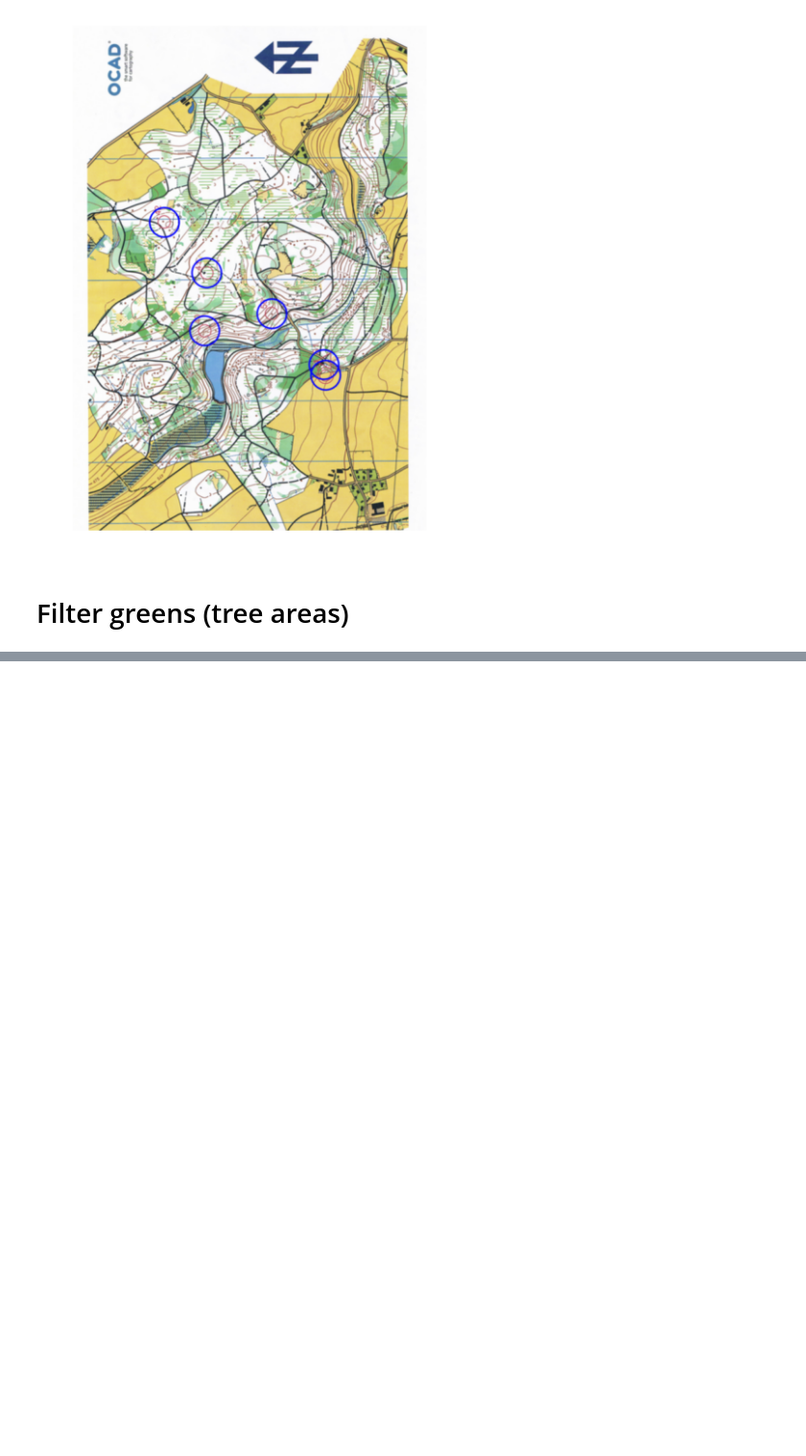
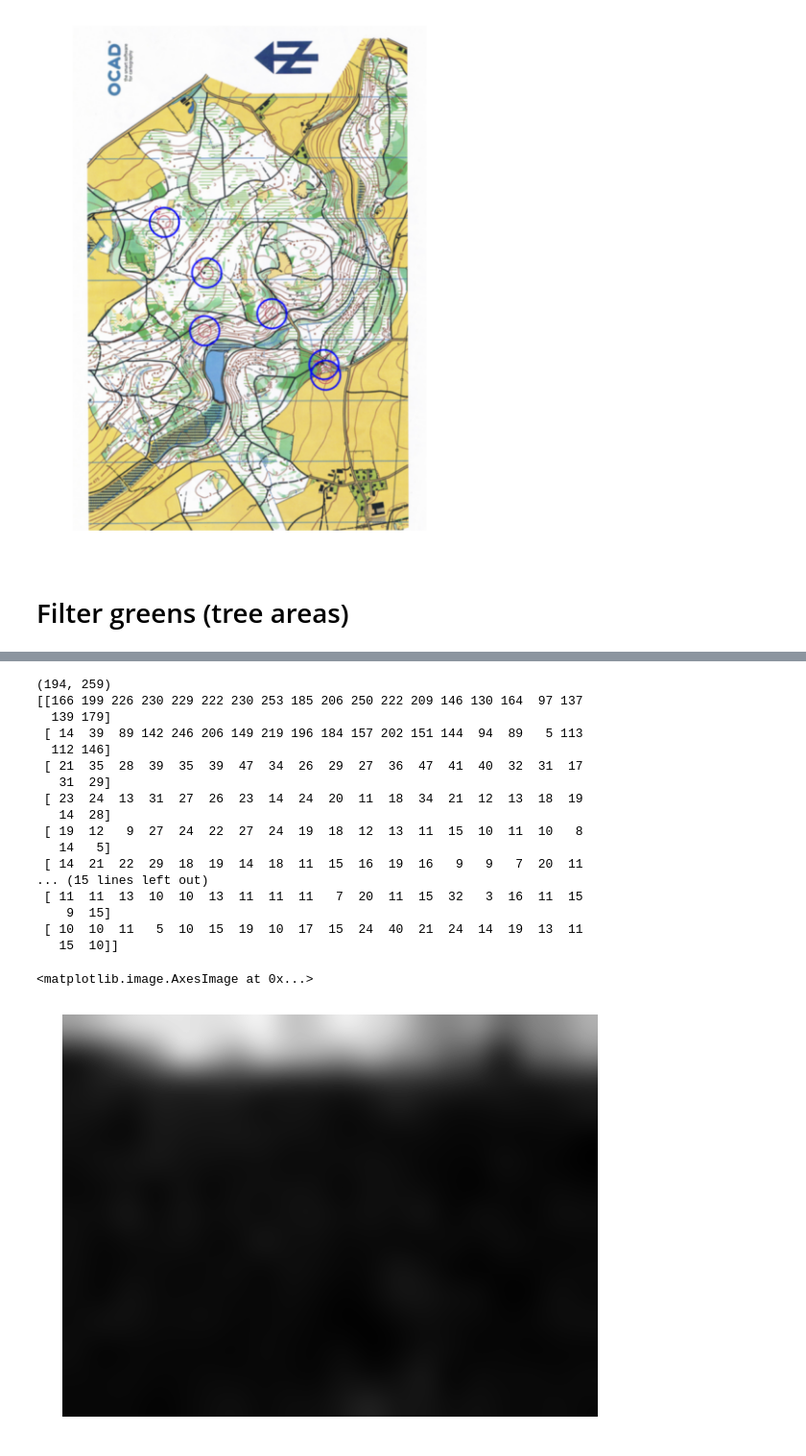
Before and after one commit to flavian112/olto3d, a Jupyter notebook: src/mapDigitalisation.ipynb, the cells around one changed output, grey strips where cells are left out. Shown at 96% size. Saved outputs shown, nothing was run; the diff lists cells and outputs as text; code cells hidden in the pictures; blank space fills up the shorter version.

```diff
--- a/src/mapDigitalisation.ipynb
+++ b/src/mapDigitalisation.ipynb
@@ -99,0 +126,36 @@ NameError: name 'cv2' is not defined
+# %%
+sd =  "ressources/maps/IMG_0183.jpg"
+im = src.filesystem.readImg(sd)
+im = cv2.cvtColor(im, cv2.COLOR_BGR2GRAY)
+
+
+im = cv2.resize(im,(0, 0), fx=0.1, fy =0.1)
+print(im.shape)
+
+im = im[150:165, 130:150]
+
+print(im)
+cv2.imwrite("ressources/maps/IMG_0183_crop.jpg", im)
+plt.figure(figsize=[10,10])
+plt.axis('off')
+plt.imshow(im, interpolation="bicubic", cmap='gray')
+# %% [output]
+(194, 259)
+[[166 199 226 230 229 222 230 253 185 206 250 222 209 146 130 164  97 137
+  139 179]
+ [ 14  39  89 142 246 206 149 219 196 184 157 202 151 144  94  89   5 113
+  112 146]
+ [ 21  35  28  39  35  39  47  34  26  29  27  36  47  41  40  32  31  17
+   31  29]
+ [ 23  24  13  31  27  26  23  14  24  20  11  18  34  21  12  13  18  19
+   14  28]
+ [ 19  12   9  27  24  22  27  24  19  18  12  13  11  15  10  11  10   8
+   14   5]
+ [ 14  21  22  29  18  19  14  18  11  15  16  19  16   9   9   7  20  11
+... (15 lines left out)
+ [ 11  11  13  10  10  13  11  11  11   7  20  11  15  32   3  16  11  15
+    9  15]
+ [ 10  10  11   5  10  15  19  10  17  15  24  40  21  24  14  19  13  11
+   15  10]]
+<matplotlib.image.AxesImage at 0x...>
+[figure, added]
```
Also changed, not shown: parts of 5 cells of this notebook, 19 other files.
